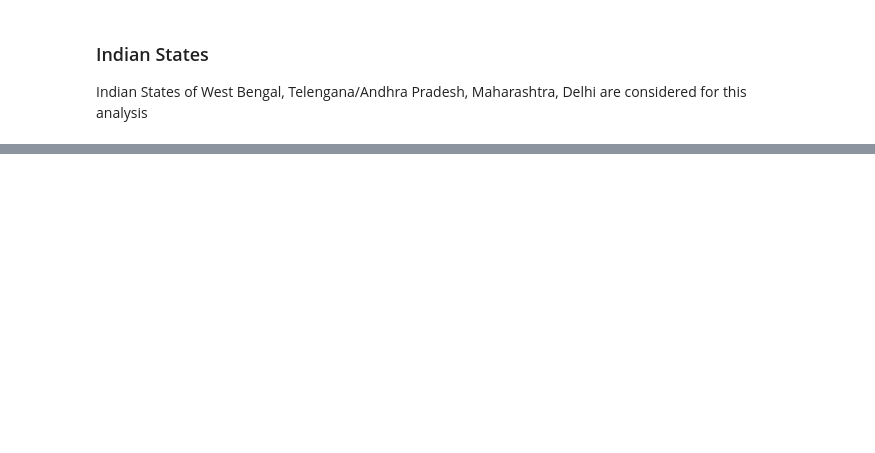
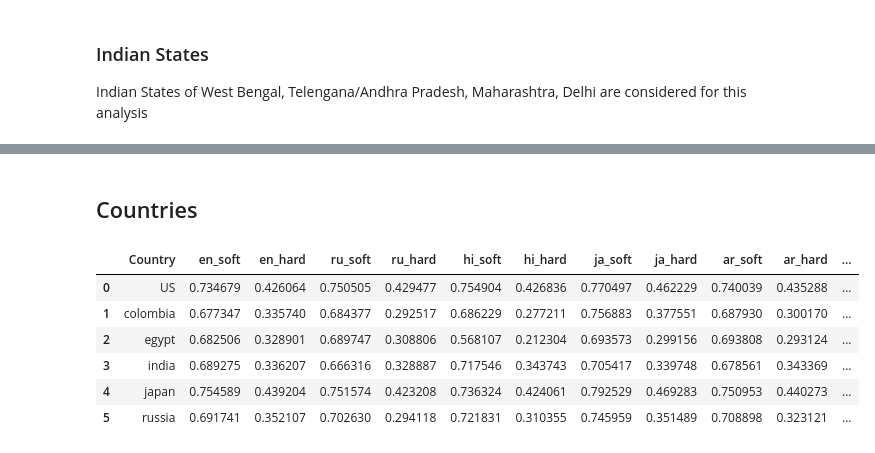
Before and after one commit to dayitachaudhuri/Identifying-Regional-and-Temporal-Gaps-in-Cultural-Alignment-of-LLMs, a Jupyter notebook: evaluation/languages.ipynb, the cells around one changed output, grey strips where cells are left out. Drawn from its saved outputs; the diff is of its cells as text; code cells hidden in the pictures; blank space fills up the shorter version.

```diff
--- a/evaluation/languages.ipynb
+++ b/evaluation/languages.ipynb
@@ -1,15 +0,0 @@
-# %%
-import json
-import pandas as pd
-
-with open("../data/translated_questions/questions_en.json", "r") as f:
-    questions = json.load(f)
-with open("../data/translated_questions/questions_te.json", "r") as f:
-    questions_te = json.load(f)
-with open("../data/chosen_cols_updated.json", "r") as f:
-    chosen_cols = json.load(f)['chosen_cols']
-df = pd.read_csv("../gemma_responses/most_frequent_answers_allstates_india_en.csv")
-
-for q in questions:
-    if chosen_cols[q] == True and q in df.columns and q not in questions_te:
-        print(q)
@@ -222,0 +112,2 @@ display(combined_df)
+# %% [markdown]
+## Countries
@@ -222,0 +160,37 @@ display(combined_df)
+# %%
+combined_list = [
+    {
+        **total_results[m][y][l][c],
+        "Model": m,
+        "Year": y,
+        "Language": l,
+    }
+    for m in total_results
+    for y in total_results[m]
+    for l in total_results[m][y]
+    for c in total_results[m][y][l]
+]
+
+df = pd.DataFrame(combined_list)
+pivoted = (
+    df.pivot_table(
+        index="Country",
+        columns="Language",
+        values=["soft_metric", "hard_metric"],
+        aggfunc="first",
+    )
+)
+
+pivoted.columns = [f"{lang}_{metric.split('_')[0]}" for metric, lang in pivoted.columns]
+ordered_cols = [f"{lang}_{m}" for lang in languages for m in ("soft", "hard")]
+pivoted = pivoted.reindex(columns=ordered_cols).reset_index()
+
+pivoted
+# %% [output]
+|  | Country | en_soft | en_hard | ru_soft | ru_hard | hi_soft | hi_hard | ja_soft | ja_hard | ar_soft | ar_hard | ... |
+| 0 | US | 0.734679 | 0.426064 | 0.750505 | 0.429477 | 0.754904 | 0.426836 | 0.770497 | 0.462229 | 0.740039 | 0.435288 | ... |
+| 1 | colombia | 0.677347 | 0.335740 | 0.684377 | 0.292517 | 0.686229 | 0.277211 | 0.756883 | 0.377551 | 0.687930 | 0.300170 | ... |
+| 2 | egypt | 0.682506 | 0.328901 | 0.689747 | 0.308806 | 0.568107 | 0.212304 | 0.693573 | 0.299156 | 0.693808 | 0.293124 | ... |
+| 3 | india | 0.689275 | 0.336207 | 0.666316 | 0.328887 | 0.717546 | 0.343743 | 0.705417 | 0.339748 | 0.678561 | 0.343369 | ... |
+| 4 | japan | 0.754589 | 0.439204 | 0.751574 | 0.423208 | 0.736324 | 0.424061 | 0.792529 | 0.469283 | 0.750953 | 0.440273 | ... |
+| 5 | russia | 0.691741 | 0.352107 | 0.702630 | 0.294118 | 0.721831 | 0.310355 | 0.745959 | 0.351489 | 0.708898 | 0.323121 | ... |
```
Also changed, not shown: parts of 8 cells of this notebook, 12 other files.
